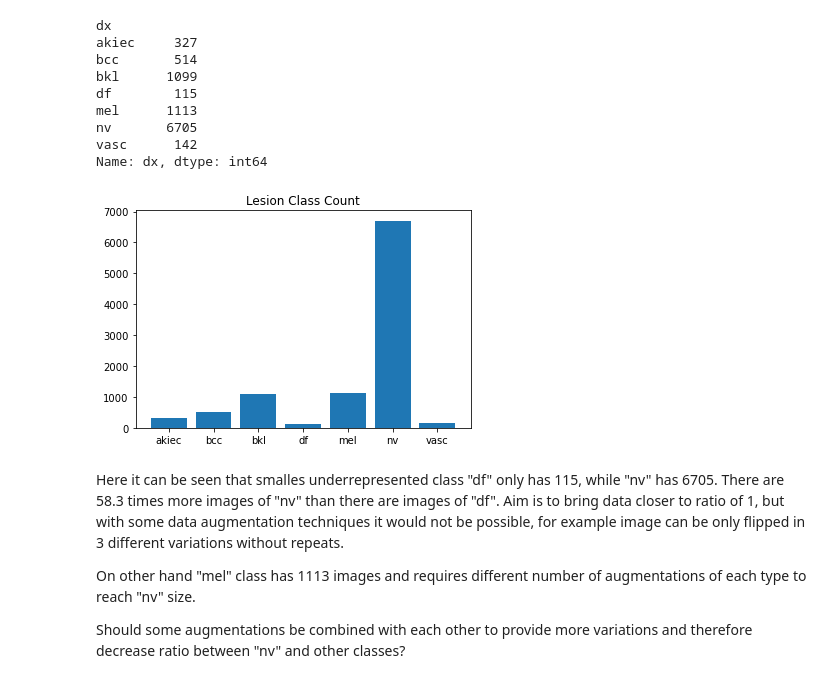
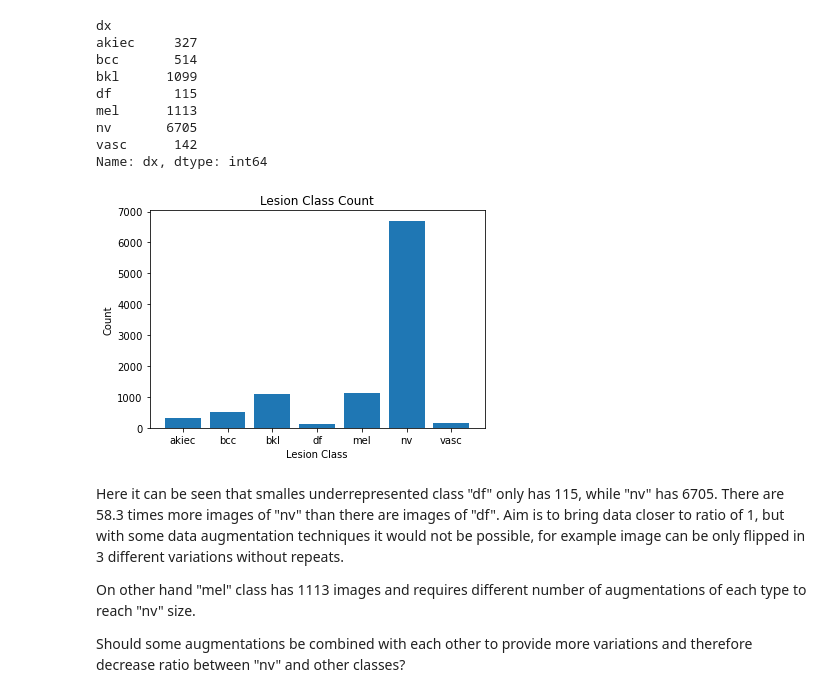
Before and after one commit to gitfolder/capstone, a Jupyter notebook: Code/EDA/EDA.ipynb, the cells around one changed output. Cells and saved outputs as stored; diff of their text form; code cells hidden in the pictures.

```diff
--- a/Code/EDA/EDA.ipynb
+++ b/Code/EDA/EDA.ipynb
@@ -90,9 +107,12 @@ vasc      142
 Name: dx, dtype: int64
 # %%
 plt.bar(data_dx.index, data_dx.values)
-plt.title("Lesion Class Count");
+plt.title("Lesion Class Count")
+plt.xlabel("Lesion Class")
+plt.ylabel("Count")
+plt.show();
 # %% [output]
-[figure, old version]
+[figure, new version]
 # %% [markdown]
 Here it can be seen that smalles underrepresented class "df" only has 115, while "nv" has 6705. There are 58.3 times more images of "nv" than there are images of "df". Aim is to bring data closer to ratio of 1, but with some data augmentation techniques it would not be possible, for example image can be only flipped in 3 different variations without repeats.
 
```
Also changed, not shown: parts of 38 cells of this notebook, 1 other file.
